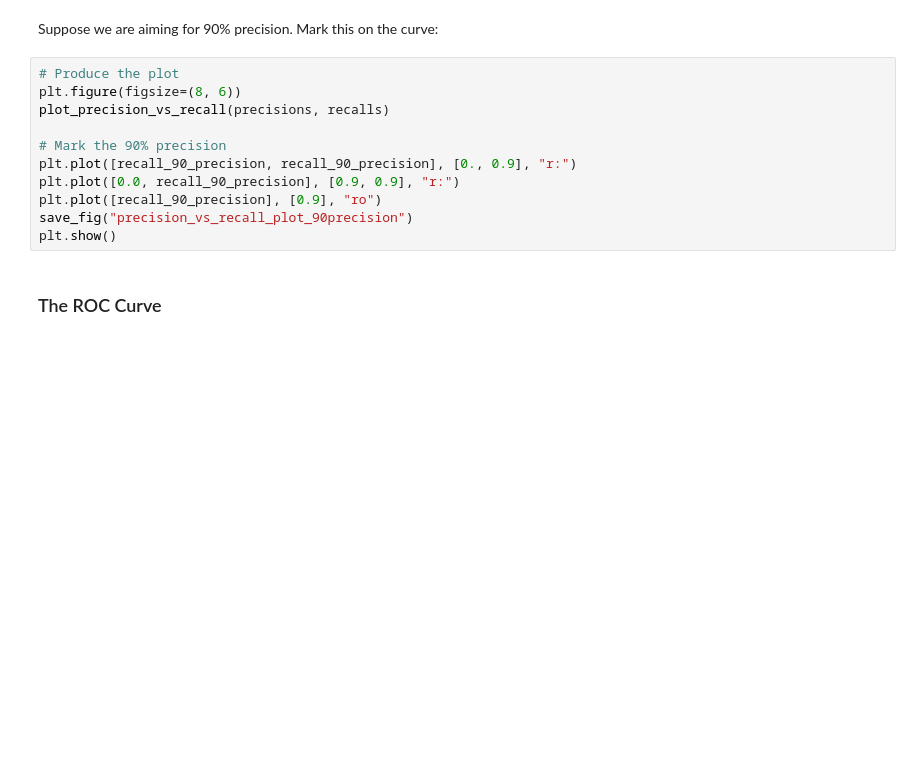
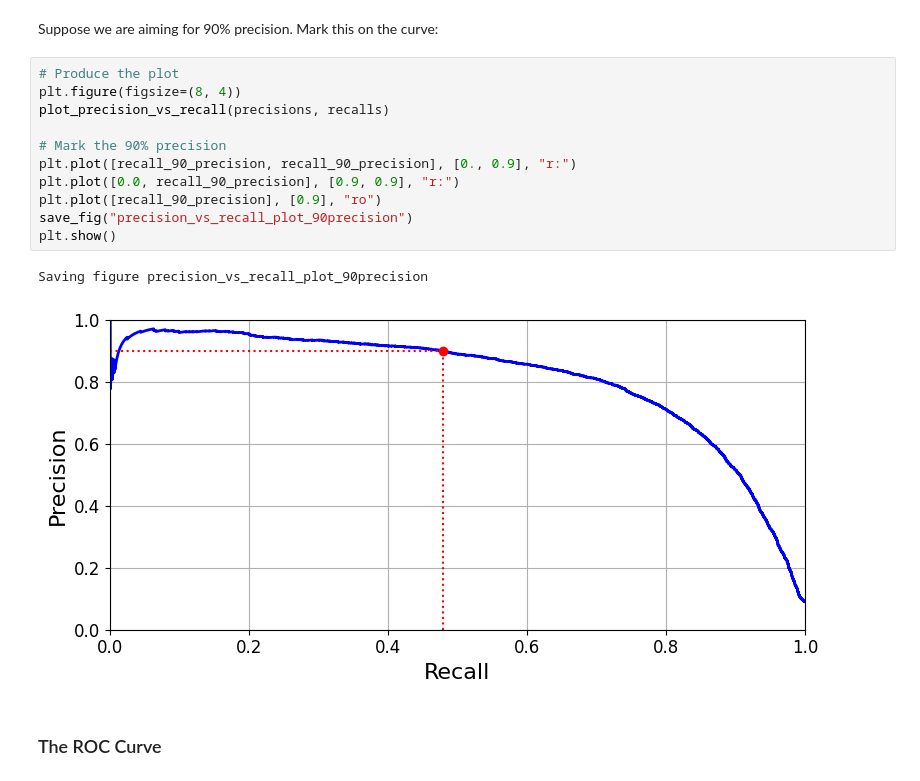
Before and after one commit to OnurKerimoglu/ML-sandbox, a Jupyter notebook: Classification_Models_Evaluation.ipynb, the cells around one changed output. Saved outputs shown, nothing was run; the diff lists cells and outputs as text; blank space fills up the shorter version.

```diff
--- a/Classification_Models_Evaluation.ipynb
+++ b/Classification_Models_Evaluation.ipynb
@@ -242,15 +283,18 @@ plt.show()
 Suppose we are aiming for 90% precision. Mark this on the curve:
 # %%
 # Produce the plot
-plt.figure(figsize=(8, 6))
+plt.figure(figsize=(8, 4))
 plot_precision_vs_recall(precisions, recalls)
 
 # Mark the 90% precision
 plt.plot([recall_90_precision, recall_90_precision], [0., 0.9], "r:")
 plt.plot([0.0, recall_90_precision], [0.9, 0.9], "r:")
 plt.plot([recall_90_precision], [0.9], "ro")
 save_fig("precision_vs_recall_plot_90precision")
 plt.show()
+# %% [output]
+Saving figure precision_vs_recall_plot_90precision
+[figure, added]
 # %% [markdown]
 ### The ROC Curve
 # %% [markdown]
```
Also changed, not shown: parts of 18 cells of this notebook.
